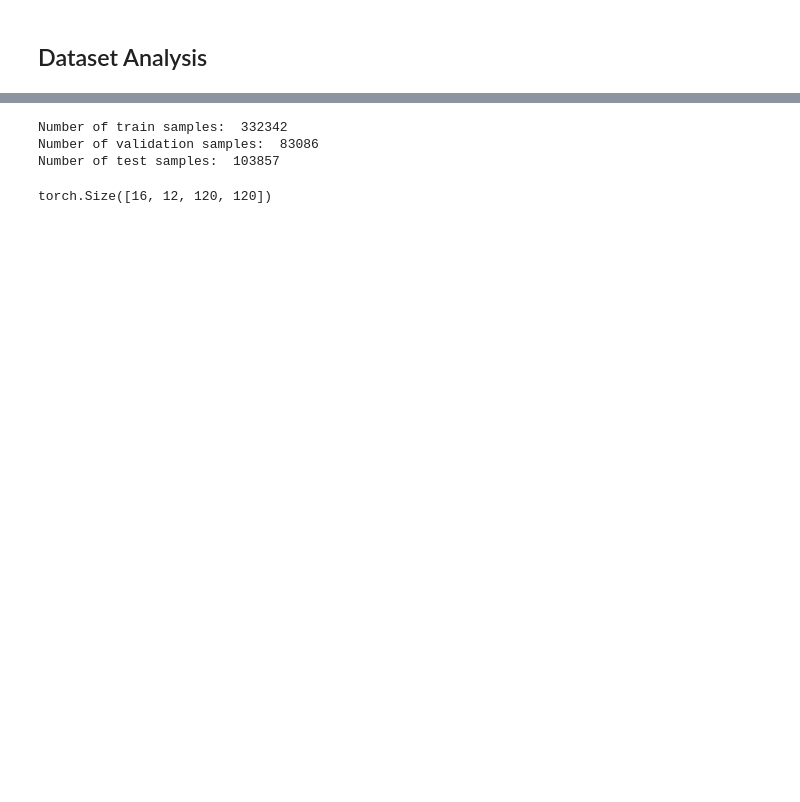
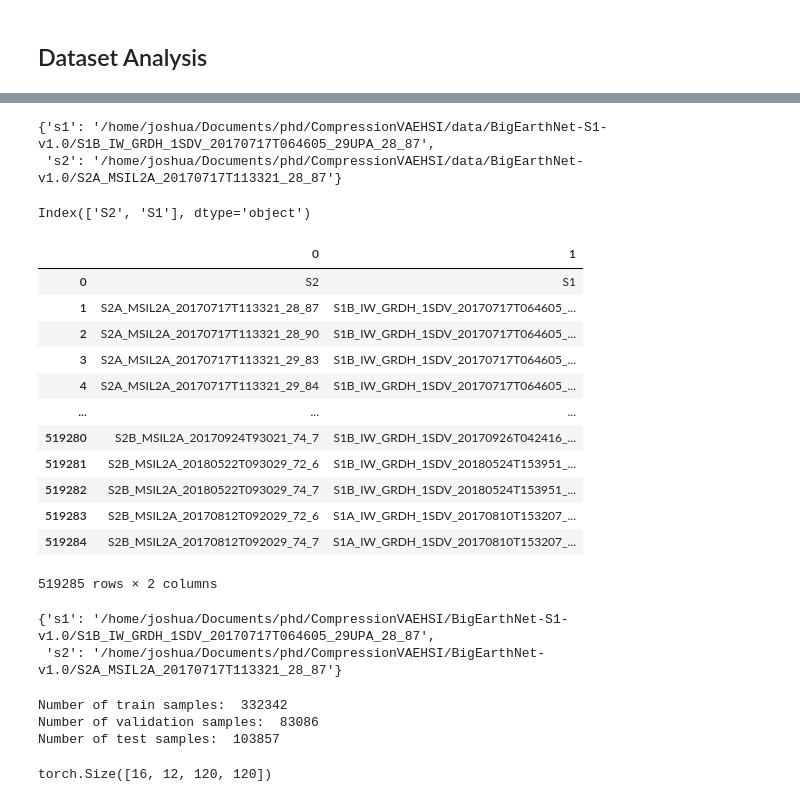
Before and after one commit to joshuadarecullen/CompressionVAEHSI, a Jupyter notebook: notebooks/Data_Analysis.ipynb, the cells around one changed output, grey strips where cells are left out. Cells and saved outputs as stored; diff of their text form; code cells hidden in the pictures; blank space fills up the shorter version.

```diff
--- a/notebooks/Data_Analysis.ipynb
+++ b/notebooks/Data_Analysis.ipynb
@@ -20,0 +41,31 @@ dm.setup()
+# %%
+data.folders[0]
+# %% [output]
+{'s1': '/home/joshua/Documents/phd/CompressionVAEHSI/data/BigEarthNet-S1-v1.0/S1B_IW_GRDH_1SDV_20170717T064605_29UPA_28_87',
+ 's2': '/home/joshua/Documents/phd/CompressionVAEHSI/data/BigEarthNet-v1.0/S2A_MSIL2A_20170717T113321_28_87'}
+# %%
+filename = "master.csv"
+# %%
+import pandas as pd
+master = pd.read_csv(dataset_dir+'/'+filename)
+# %%
+names = master.columns
+names
+# %% [output]
+Index(['S2', 'S1'], dtype='object')
+# %%
+master
+# %% [output]
+|  | 0 | 1 |
+| 0 | S2 | S1 |
+| 1 | S2A_MSIL2A_20170717T113321_28_87 | S1B_IW_GRDH_1SDV_20170717T064605_... |
+| 2 | S2A_MSIL2A_20170717T113321_28_90 | S1B_IW_GRDH_1SDV_20170717T064605_... |
+| 3 | S2A_MSIL2A_20170717T113321_29_83 | S1B_IW_GRDH_1SDV_20170717T064605_... |
+| 4 | S2A_MSIL2A_20170717T113321_29_84 | S1B_IW_GRDH_1SDV_20170717T064605_... |
+| ... | ... | ... |
+| 519280 | S2B_MSIL2A_20170924T93021_74_7 | S1B_IW_GRDH_1SDV_20170926T042416_... |
+| 519281 | S2B_MSIL2A_20180522T093029_72_6 | S1B_IW_GRDH_1SDV_20180524T153951_... |
+| 519282 | S2B_MSIL2A_20180522T093029_74_7 | S1B_IW_GRDH_1SDV_20180524T153951_... |
+| 519283 | S2B_MSIL2A_20170812T092029_72_6 | S1A_IW_GRDH_1SDV_20170810T153207_... |
+| 519284 | S2B_MSIL2A_20170812T092029_74_7 | S1A_IW_GRDH_1SDV_20170810T153207_... |
+519285 rows × 2 columns
@@ -21,3 +90,8 @@ dm.setup()
+# %%
+folders[0]
+# %% [output]
+{'s1': '/home/joshua/Documents/phd/CompressionVAEHSI/BigEarthNet-S1-v1.0/S1B_IW_GRDH_1SDV_20170717T064605_29UPA_28_87',
+ 's2': '/home/joshua/Documents/phd/CompressionVAEHSI/BigEarthNet-v1.0/S2A_MSIL2A_20170717T113321_28_87'}
 # %%
 dm.setup_folds(5)
 dm.setup_fold_index(0)
```
Also changed, not shown: parts of 18 cells of this notebook, 6 other files.
